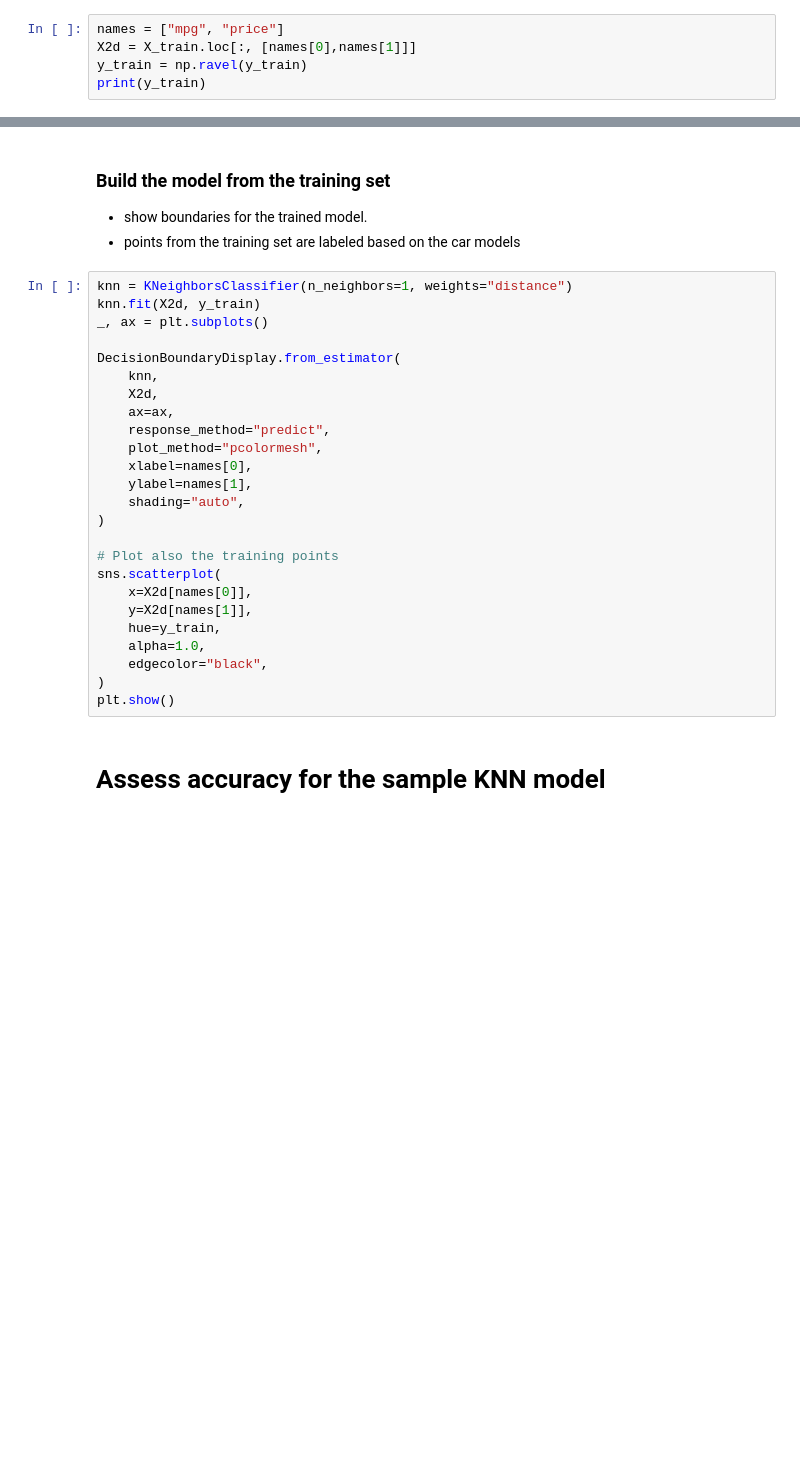
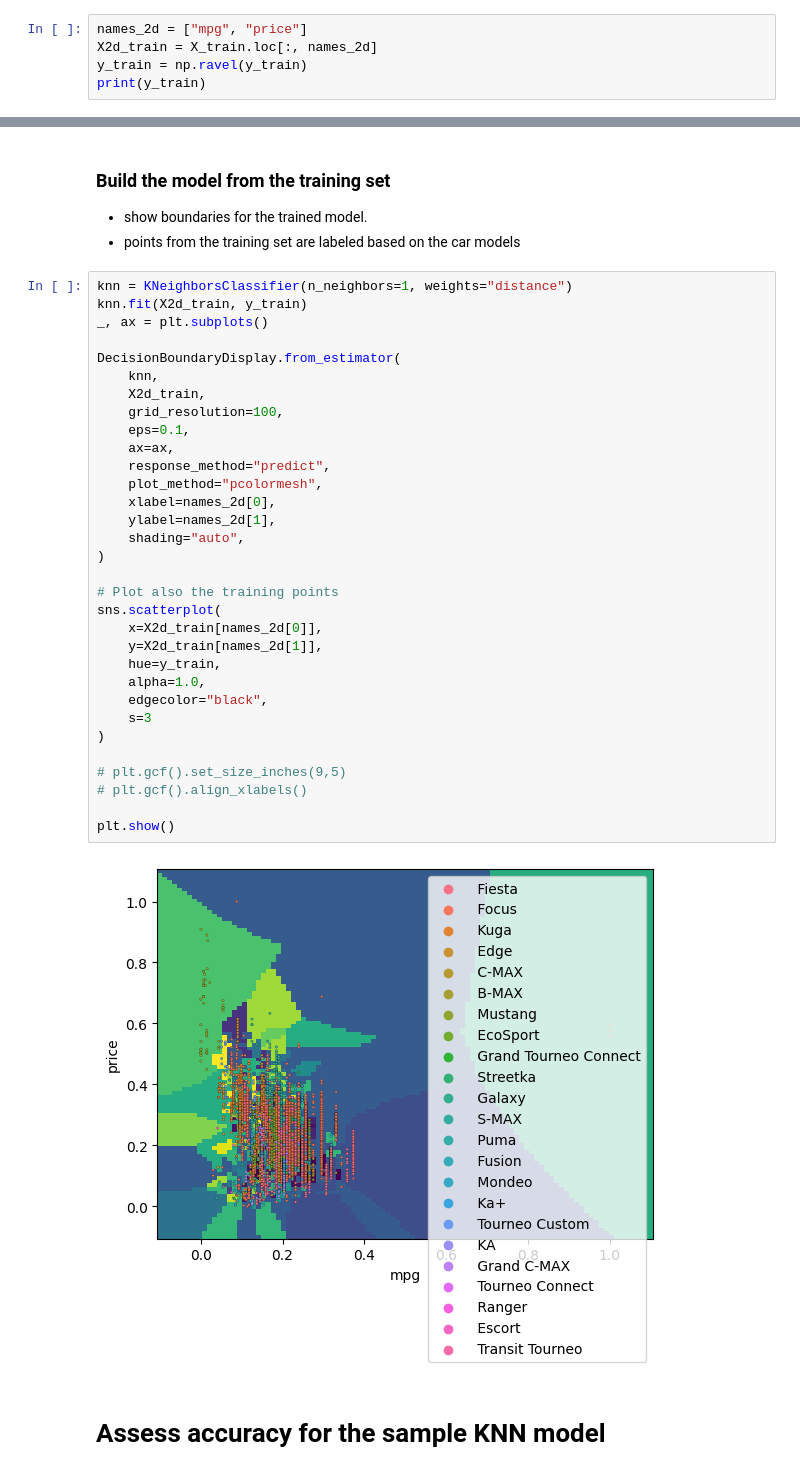
Before and after one commit to ddoggdiggitty/INFS-768-project, a Jupyter notebook: Group Project/Programming/makeKNN.ipynb, the cells around one changed output, grey strips where cells are left out. Cells and saved outputs as stored; diff of their text form; blank space fills up the shorter version.

```diff
--- a/Group Project/Programming/makeKNN.ipynb
+++ b/Group Project/Programming/makeKNN.ipynb
@@ -75,7 +75,7 @@ print(type(y_train), type(y_test))
 # %% [markdown]
 ### Select two attributes for the KNN model
 # %%
-names = ["mpg", "price"]
-X2d = X_train.loc[:, [names[0],names[1]]]
+names_2d = ["mpg", "price"]
+X2d_train = X_train.loc[:, names_2d]
 y_train = np.ravel(y_train)
 print(y_train)
@@ -85,29 +87,38 @@ print(y_train)
 - points from the training set are labeled based on the car models
 # %%
 knn = KNeighborsClassifier(n_neighbors=1, weights="distance")
-knn.fit(X2d, y_train)
+knn.fit(X2d_train, y_train)
 _, ax = plt.subplots()
 
 DecisionBoundaryDisplay.from_estimator(
     knn,
-    X2d,
+    X2d_train,
+    grid_resolution=100,
+    eps=0.1,
     ax=ax,
     response_method="predict",
     plot_method="pcolormesh",
-    xlabel=names[0],
-    ylabel=names[1],
+    xlabel=names_2d[0],
+    ylabel=names_2d[1],
     shading="auto",
 )
 
 # Plot also the training points
 sns.scatterplot(
-    x=X2d[names[0]],
-    y=X2d[names[1]],
+    x=X2d_train[names_2d[0]],
+    y=X2d_train[names_2d[1]],
     hue=y_train,
     alpha=1.0,
     edgecolor="black",
+    s=3
 )
+
+# plt.gcf().set_size_inches(9,5)
+# plt.gcf().align_xlabels()
+
 plt.show()
+# %% [output]
+[figure, added]
 # %% [markdown]
 # Assess accuracy for the sample KNN model
 # %%
```
Also changed, not shown: parts of 10 cells of this notebook, 2 other files.
